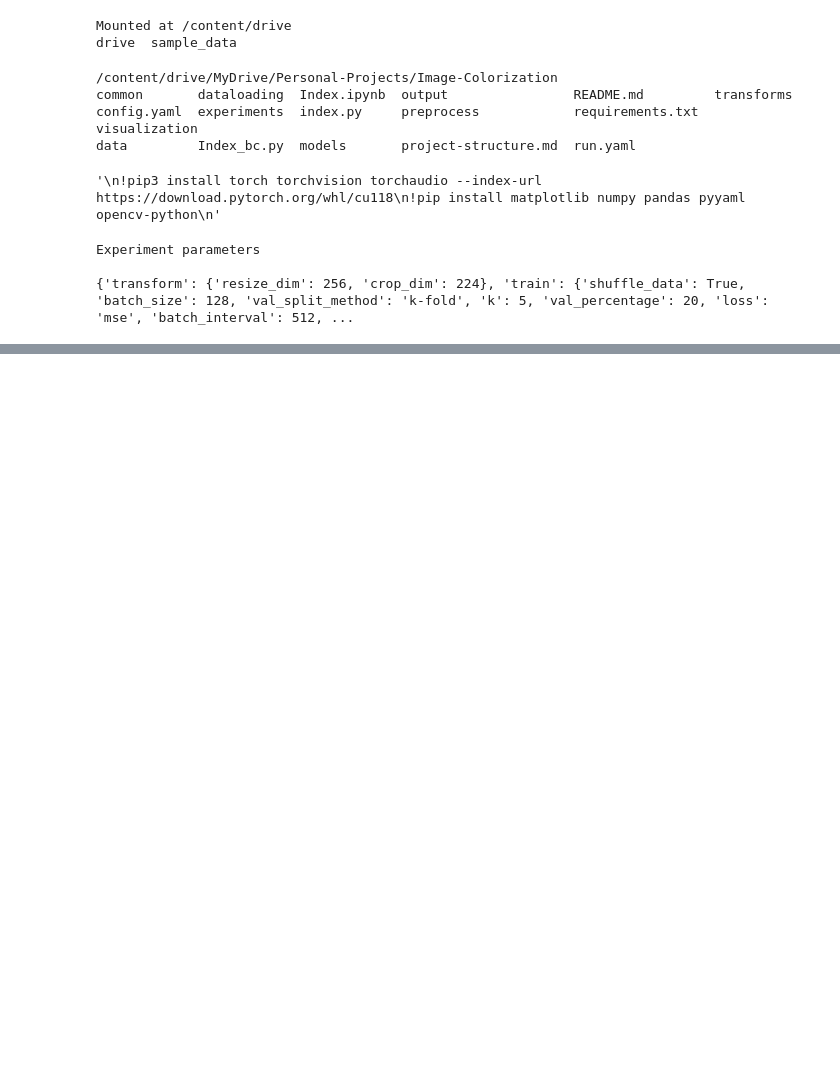
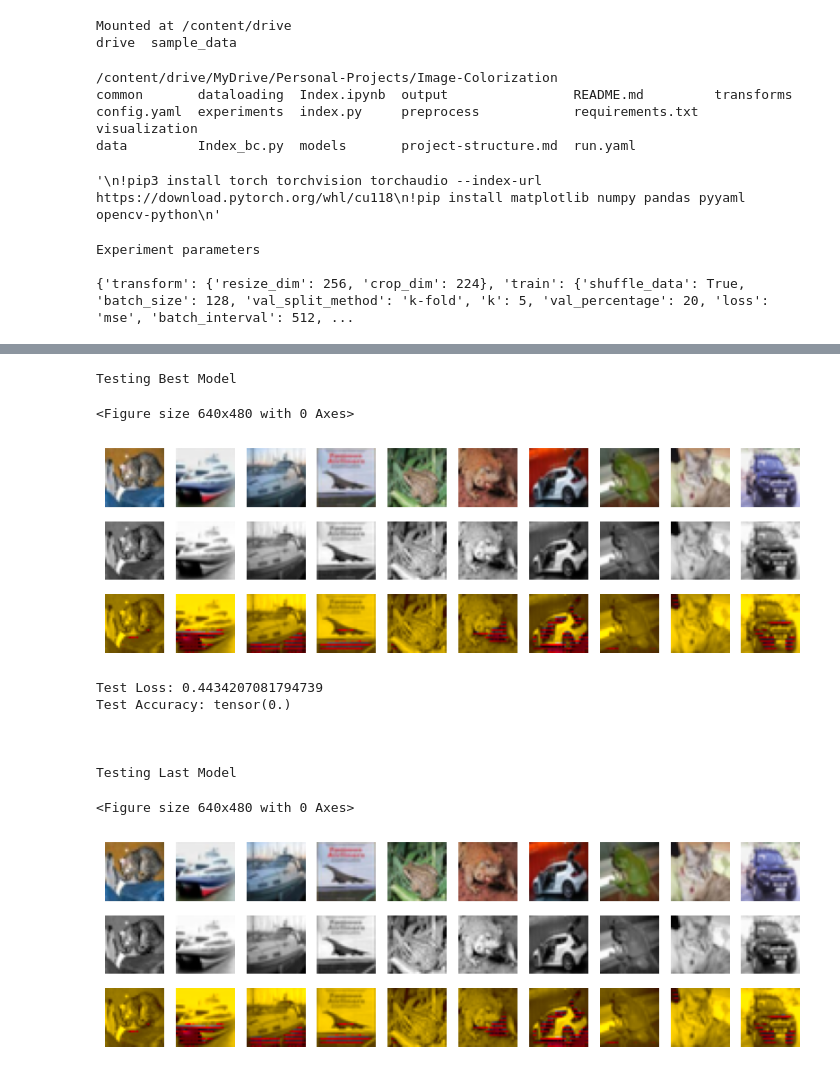
Before and after one commit to VinitraMk/Image-Colorization, a Jupyter notebook: Index.ipynb, the cells around one changed output, grey strips where cells are left out. Saved outputs shown, nothing was run; the diff lists cells and outputs as text; code cells hidden in the pictures; blank space fills up the shorter version.

Commit message:
completing model tester code

```diff
--- a/Index.ipynb
+++ b/Index.ipynb
@@ -135,0 +145,24 @@ Running split 0
+# %%
+#model testing
+
+print("\n\nTesting Best Model")
+mt = ModelTester(model_info["best_model"], te_dataset)
+mt.test_and_plot(ds["RGBte"])
+#exp.test(model_info["best_model"], te_dataset)
+
+print("\n\nTesting Last Model")
+mt = ModelTester(model_info["last_model"], te_dataset)
+mt.test_and_plot(ds["RGBte"])
+#exp.test(model_info["last_model"], te_dataset)
+# %% [output]
+Testing Best Model
+<Figure size 640x480 with 0 Axes>
+[figure, added]
+Test Loss: 0.4434207081794739
+Test Accuracy: tensor(0.)
+
+
+
+Testing Last Model
+<Figure size 640x480 with 0 Axes>
+[figure, added]
```
Also changed, not shown: parts of 5 cells of this notebook, 5 other files.
